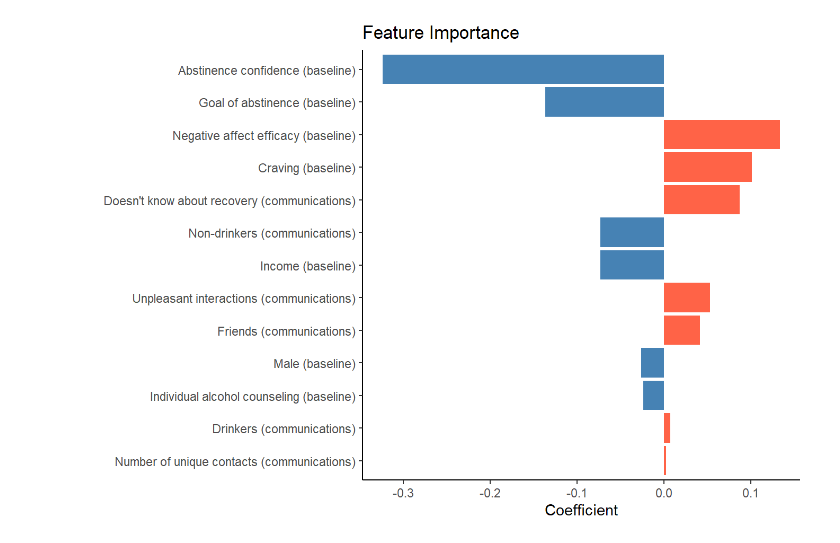
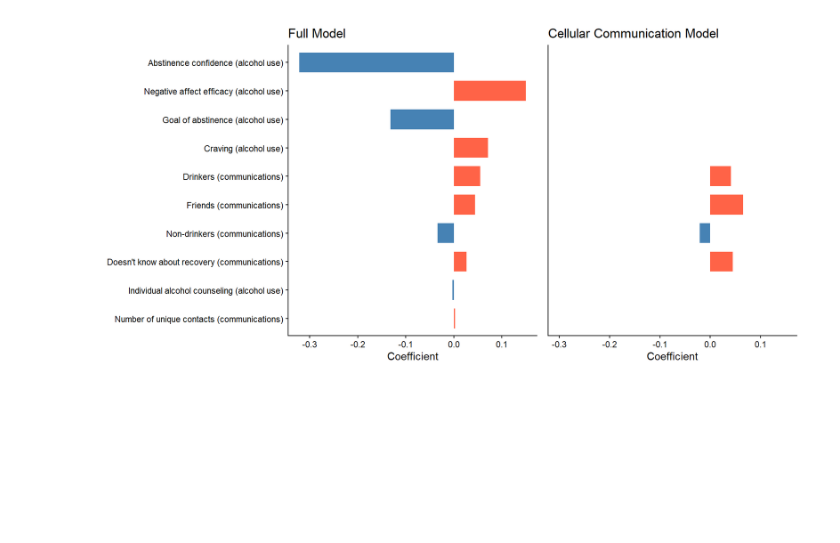
Before and after one commit to jjcurtin/study_messages, a Jupyter notebook: notebooks/mak_figures.embed.ipynb, the cells around one changed output. Drawn from its saved outputs; the diff is of its cells as text; code cells hidden in the pictures; blank space fills up the shorter version.

```diff
--- a/notebooks/mak_figures.embed.ipynb
+++ b/notebooks/mak_figures.embed.ipynb
@@ -16,10 +16,13 @@ theme_set(theme_classic())
 
 path_models <- format_path("risk/models/messages")
 
-model_full <- read_rds(here::here(path_models, "best_model_v17_kfold_full.rds"))
+model_full <- read_rds(here::here(path_models, "best_model_v21_kfold_full.rds"))
 
 pp <- read_csv(here::here(path_models, "posteriors.csv"),
                     show_col_types = FALSE)
 
-model_base <- read_rds(here::here(path_models, "best_model_v17_kfold_baseline.rds"))
+model_base <- read_rds(here::here(path_models, "best_model_v21_kfold_baseline.rds"))
+
+
+model_meta <- read_rds(here::here(path_models, "best_model_v21_kfold_meta.rds"))
 # %%
@@ -78,10 +166,10 @@ Attaching package: 'Matrix'The following objects are masked from 'package:tidyr'
 #   geom_vline(xintercept = median(pp$posterior), linewidth = .6)
 # %%
 #| label: fig-1
-#| fig-cap: "Global feature importance (elastic net coefficient) for the full model. Features are ordered by absolute coefficient value. Bars with positive coefficient values represent features that, on average, lower lapse risk. Bars with negative coefficient values represent features that, on average, increase risk. Baseline features were collected via self-report measures at the screening and intake visits. Communication features were engineered from the contextualized cellular communications."
-#| fig-width: 7
+#| fig-cap: "Global feature importance (elastic net coefficient) for the full and cellular communicatioin models. Features are ordered by absolute coefficient value. Bars with positive coefficient values (in blue) represent features that, on average, lower lapse risk. Bars with negative coefficient values (in salmon) represent features that, on average, increase risk. Alcohol use features were collected via self-report measures at baseline. Communication features were engineered from the contextualized cellular communications."
+#| fig-width: 10
 #| fig-height: 5
 
-feat_imp
+p_full + p_meta
 # %% [output]
-[figure, old version]
+[figure, new version]
```
Also changed, not shown: parts of 3 cells of this notebook, 20 other files.
